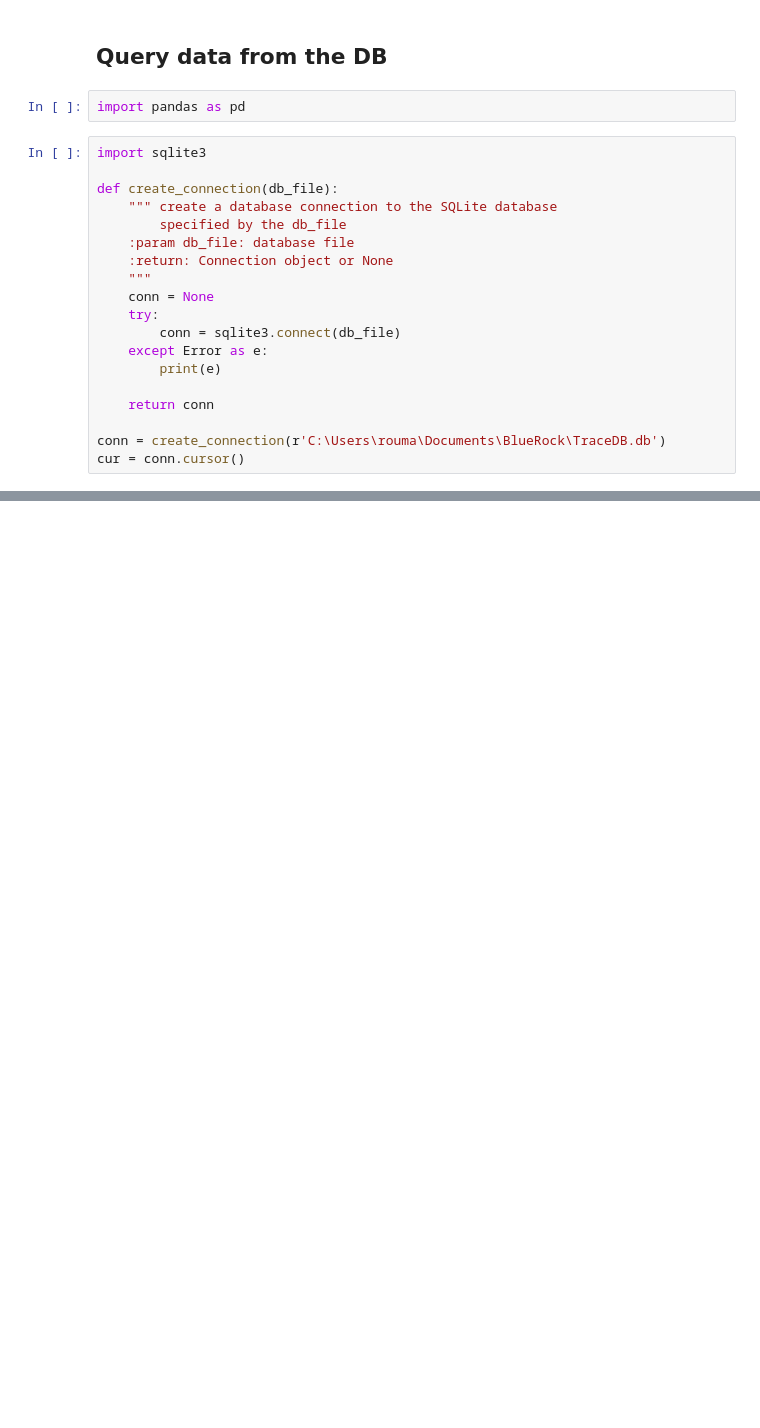
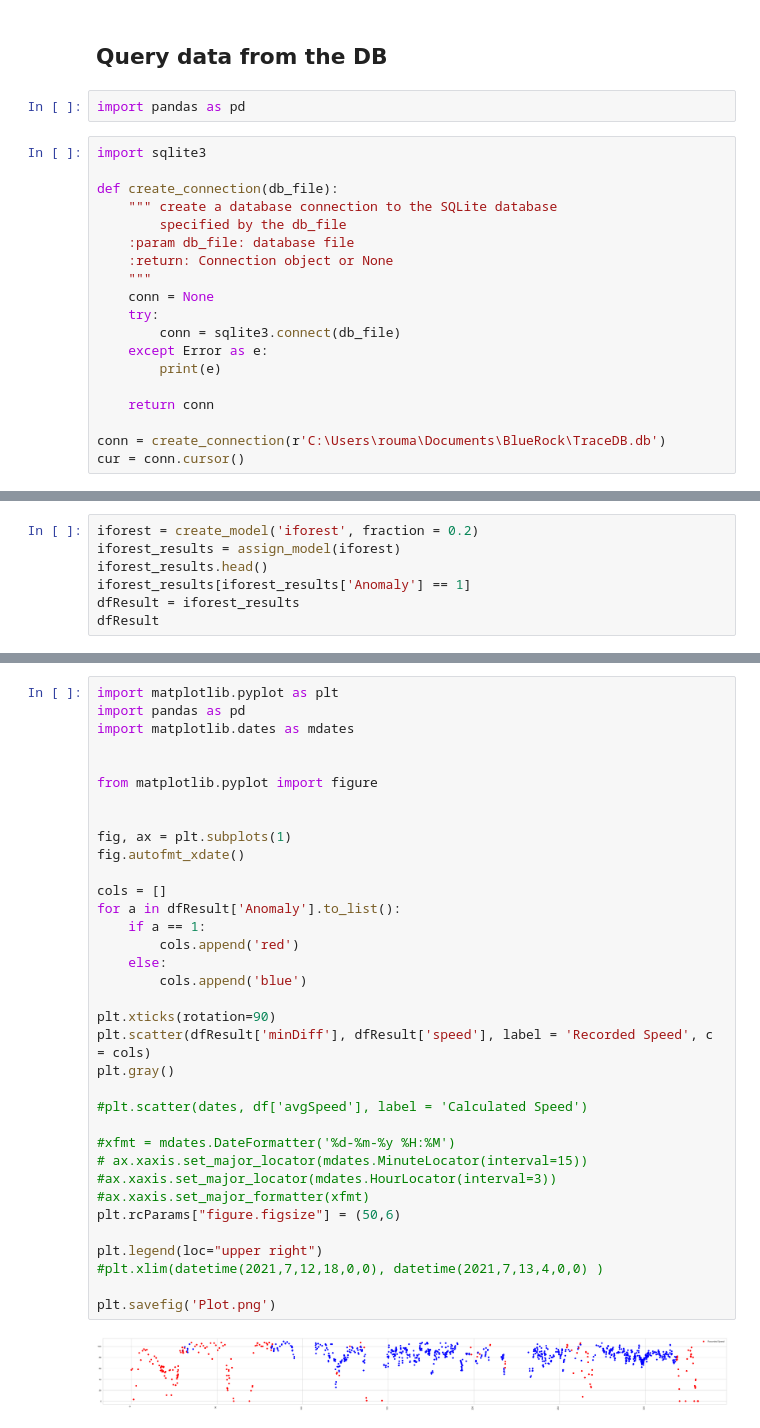
Before and after one commit to mfkiwl/GPS_Anomaly_Detection, a Jupyter notebook: Clustering Algorithms.ipynb, the cells around one changed output, grey strips where cells are left out. Saved outputs shown, nothing was run; the diff lists cells and outputs as text; blank space fills up the shorter version.

```diff
--- a/Clustering Algorithms.ipynb
+++ b/Clustering Algorithms.ipynb
@@ -109,0 +140,7 @@ plt.savefig('Plot.png')
+# %%
+iforest = create_model('iforest', fraction = 0.2)
+iforest_results = assign_model(iforest)
+iforest_results.head()
+iforest_results[iforest_results['Anomaly'] == 1]
+dfResult = iforest_results
+dfResult
@@ -109,0 +161,37 @@ plt.savefig('Plot.png')
+# %%
+import matplotlib.pyplot as plt
+import pandas as pd
+import matplotlib.dates as mdates
+
+
+from matplotlib.pyplot import figure
+
+
+fig, ax = plt.subplots(1)
+fig.autofmt_xdate()
+
+cols = []
+for a in dfResult['Anomaly'].to_list():
+    if a == 1:
+        cols.append('red')
+    else:
+        cols.append('blue')
+
+plt.xticks(rotation=90)
+plt.scatter(dfResult['minDiff'], dfResult['speed'], label = 'Recorded Speed', c = cols)
+plt.gray()
+
+#plt.scatter(dates, df['avgSpeed'], label = 'Calculated Speed')
+
+#xfmt = mdates.DateFormatter('%d-%m-%y %H:%M')
+# ax.xaxis.set_major_locator(mdates.MinuteLocator(interval=15))
+#ax.xaxis.set_major_locator(mdates.HourLocator(interval=3))
+#ax.xaxis.set_major_formatter(xfmt)
+plt.rcParams["figure.figsize"] = (50,6)
+
+plt.legend(loc="upper right")
+#plt.xlim(datetime(2021,7,12,18,0,0), datetime(2021,7,13,4,0,0) )
+
+plt.savefig('Plot.png')
+# %% [output]
+[figure, added]
```
Also changed, not shown: parts of 11 cells of this notebook, 2 other files.
